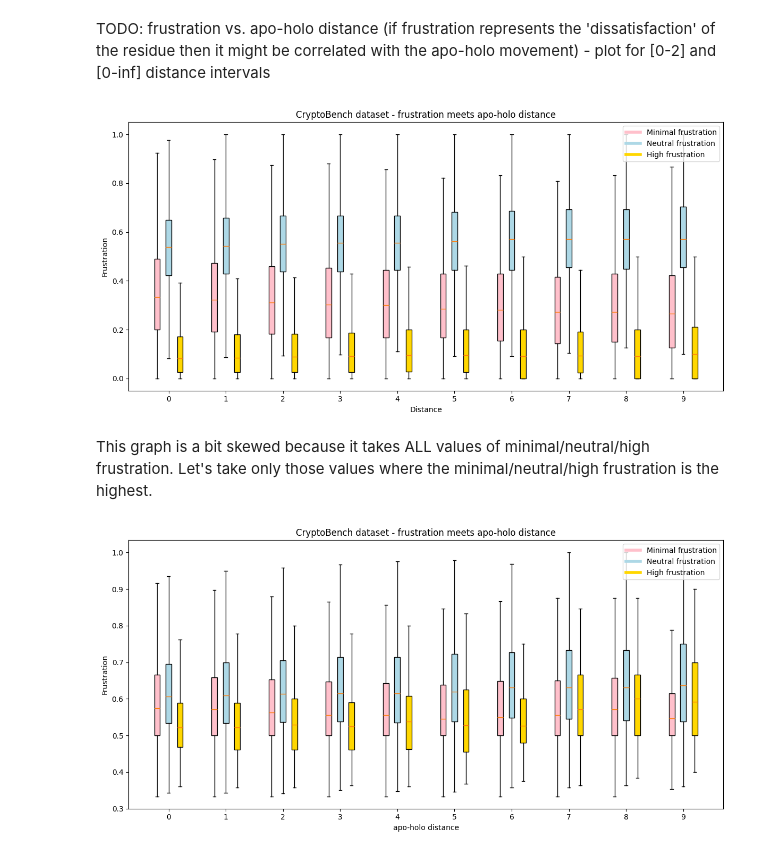
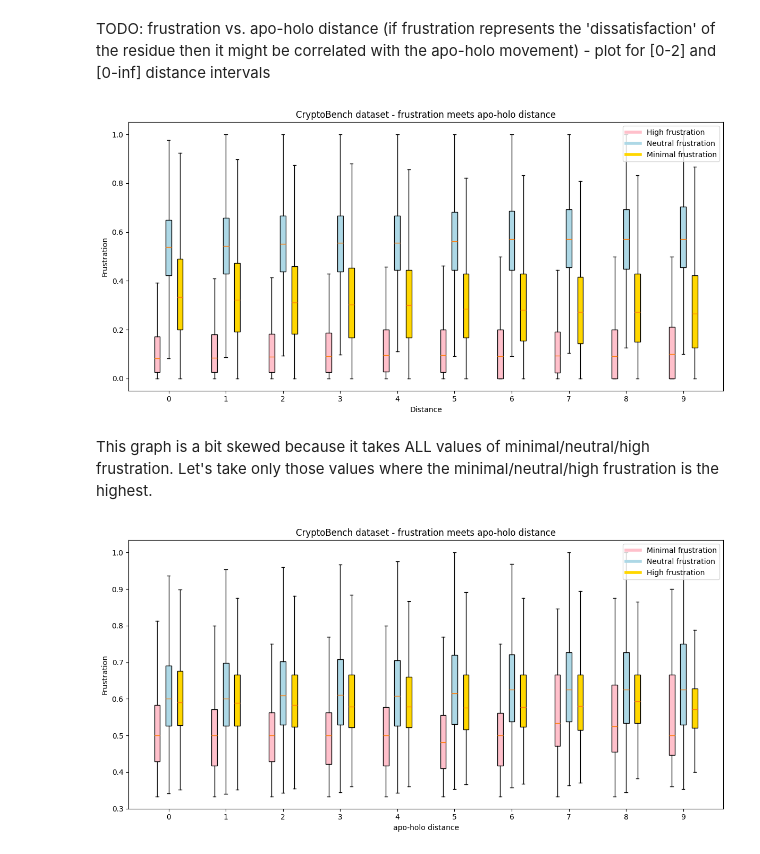
Before and after one commit to skrhakv/pocket-movement-analysis, a Jupyter notebook: src/feature-analysis/frustration/analysis.ipynb, the cells around one changed output. Saved outputs shown, nothing was run; the diff lists cells and outputs as text; code cells hidden in the pictures.

Commit message:
polish and improve current plots, do more frustration analysis

```diff
--- a/src/feature-analysis/frustration/analysis.ipynb
+++ b/src/feature-analysis/frustration/analysis.ipynb
@@ -270,7 +265,6 @@ def get_frustration_and_distance(dataset, id, mode='mutational'):
         next(csv_reader, None)  # skip the headers
         residues_count = 0
         for row in csv_reader:
-            # minus one because indices are 0-based and frustration is 1-based
             if row[0] == 'NA' or row[2] == 'NA':
                 continue
             if mode == 'configurational':
@@ -285,7 +279,7 @@ def get_frustration_and_distance(dataset, id, mode='mutational'):
                 # else:
                 #     none_binding_values.append(frustration_values)
             else:
-                frustration_values = (float(row[8]), float(row[7]), float(row[6]))
+                frustration_values = (float(row[6]), float(row[7]), float(row[8]))
                 frustration.append(frustration_values)
             residues_count += 1
 
@@ -295,7 +289,7 @@ def get_frustration_and_distance(dataset, id, mode='mutational'):
 
     return frustration, distances
 
-def load_dataset(dataset, mode):
+def load_dataset_with_distance(dataset, mode):
     frustration_directory = get_frustration_path(dataset, mode)
     frustration = []
     distances = []
@@ -318,7 +312,7 @@ def load_dataset(dataset, mode):
 
     return np.array(frustration), np.array(distances)
 
-frustration, distances = load_dataset('cryptobench-dataset', 'mutational')
+frustration, distances = load_dataset_with_distance('cryptobench-dataset', 'mutational')
 
 assert len(frustration) == len(distances)
 
@@ -330,35 +324,35 @@ def boxplot(frustration, distances, xlim=(0, DISTANCE_CLIP_THRESHOLD), ylim=None
     plt.figure(figsize=(12, 6))
     colors = ['pink', 'lightblue', 'gold']
     x = np.array(list(range(xlim[0], xlim[1])))
 
     for i in x:
         indices = np.where(distances == i)
 
         boxplot = plt.boxplot(frustration[indices],0,'',positions=[i-0.2,i,i+0.2],widths=0.1, patch_artist=True)
         # fill with color:
         for i, patch in enumerate(boxplot['boxes']):
             patch.set_facecolor(colors[i])
 
     custom_lines = [Line2D([0], [0], color=colors[0], lw=4),
                     Line2D([0], [0], color=colors[1], lw=4),
                     Line2D([0], [0], color=colors[2], lw=4)]
 
     plt.legend(custom_lines, labels)
 
     plt.xlabel('Distance')
 
     plt.xticks(x, x)
     if ylim:
         plt.ylim(0, ylim)
     plt.ylabel('Frustration')
     plt.title(title)
     plt.tight_layout()
     plt.show()
 
 
-boxplot(frustration, rounded_distances, title='CryptoBench dataset - frustration meets apo-holo distance', labels=['Minimal frustration', 'Neutral frustration', 'High frustration'])
+boxplot(frustration, rounded_distances, title='CryptoBench dataset - frustration meets apo-holo distance', labels=['High frustration', 'Neutral frustration', 'Minimal frustration'])
 # %% [output]
-[figure, old version]
+[figure, new version]
 # %% [markdown]
 This graph is a bit skewed because it takes ALL values of minimal/neutral/high frustration. Let's take only those values where the minimal/neutral/high frustration is the highest.
 # %%
@@ -402,7 +396,7 @@ def boxplot2(frustration, distances, xlim=(0, DISTANCE_CLIP_THRESHOLD), ylim=Non
 
 boxplot2(frustration, rounded_distances, title='CryptoBench dataset - frustration meets apo-holo distance', labels=['Minimal frustration', 'Neutral frustration', 'High frustration'])
 # %% [output]
-[figure, old version]
+[figure, new version]
 # %%
 def barplot_frustration_frequence(frustration, distances, xlim=(0, DISTANCE_CLIP_THRESHOLD), title='', labels=['', '', '']):
     plt.figure(figsize=(12, 6))
```
Also changed, not shown: parts of 14 cells of this notebook, 3 other files.
